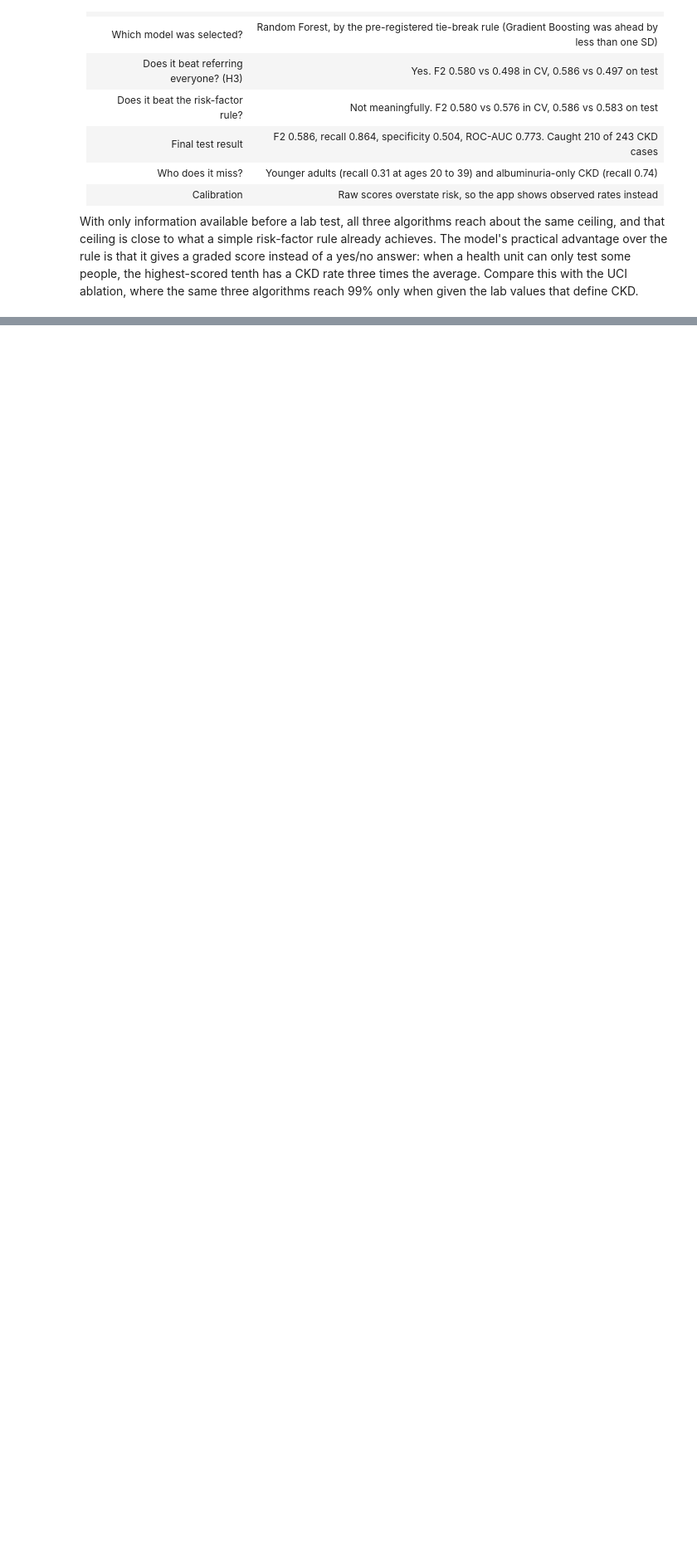
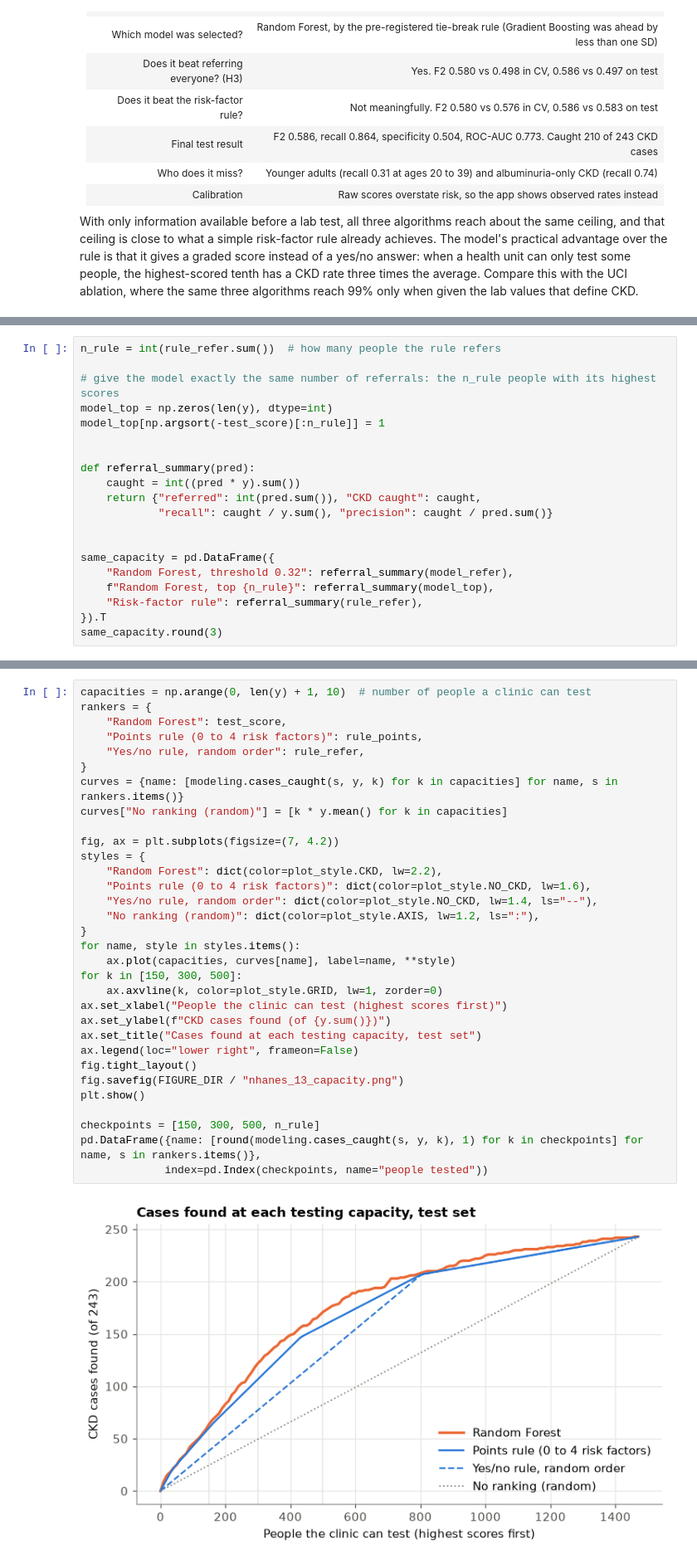
Before and after one commit to 2nieGarcia/intro-ml-final, a Jupyter notebook: notebooks/03_nhanes_modeling.ipynb, the cells around one changed output, grey strips where cells are left out. Shown at 83% size. Saved outputs shown, nothing was run; the diff lists cells and outputs as text; blank space fills up the shorter version.

Commit message:
Add post-hoc capacity analysis and bootstrap intervals after peer review

```diff
--- a/notebooks/03_nhanes_modeling.ipynb
+++ b/notebooks/03_nhanes_modeling.ipynb
@@ -418,0 +455,20 @@ With only information available before a lab test, all three algorithms reach ab
+# %%
+n_rule = int(rule_refer.sum())  # how many people the rule refers
+
+# give the model exactly the same number of referrals: the n_rule people with its highest scores
+model_top = np.zeros(len(y), dtype=int)
+model_top[np.argsort(-test_score)[:n_rule]] = 1
+
+
+def referral_summary(pred):
+    caught = int((pred * y).sum())
+    return {"referred": int(pred.sum()), "CKD caught": caught,
+            "recall": caught / y.sum(), "precision": caught / pred.sum()}
+
+
+same_capacity = pd.DataFrame({
+    "Random Forest, threshold 0.32": referral_summary(model_refer),
+    f"Random Forest, top {n_rule}": referral_summary(model_top),
+    "Risk-factor rule": referral_summary(rule_refer),
+}).T
+same_capacity.round(3)
@@ -418,0 +488,34 @@ With only information available before a lab test, all three algorithms reach ab
+# %%
+capacities = np.arange(0, len(y) + 1, 10)  # number of people a clinic can test
+rankers = {
+    "Random Forest": test_score,
+    "Points rule (0 to 4 risk factors)": rule_points,
+    "Yes/no rule, random order": rule_refer,
+}
+curves = {name: [modeling.cases_caught(s, y, k) for k in capacities] for name, s in rankers.items()}
+curves["No ranking (random)"] = [k * y.mean() for k in capacities]
+
+fig, ax = plt.subplots(figsize=(7, 4.2))
+styles = {
+    "Random Forest": dict(color=plot_style.CKD, lw=2.2),
+    "Points rule (0 to 4 risk factors)": dict(color=plot_style.NO_CKD, lw=1.6),
+    "Yes/no rule, random order": dict(color=plot_style.NO_CKD, lw=1.4, ls="--"),
+    "No ranking (random)": dict(color=plot_style.AXIS, lw=1.2, ls=":"),
+}
+for name, style in styles.items():
+    ax.plot(capacities, curves[name], label=name, **style)
+for k in [150, 300, 500]:
+    ax.axvline(k, color=plot_style.GRID, lw=1, zorder=0)
+ax.set_xlabel("People the clinic can test (highest scores first)")
+ax.set_ylabel(f"CKD cases found (of {y.sum()})")
+ax.set_title("Cases found at each testing capacity, test set")
+ax.legend(loc="lower right", frameon=False)
+fig.tight_layout()
+fig.savefig(FIGURE_DIR / "nhanes_13_capacity.png")
+plt.show()
+
+checkpoints = [150, 300, 500, n_rule]
+pd.DataFrame({name: [round(modeling.cases_caught(s, y, k), 1) for k in checkpoints] for name, s in rankers.items()},
+             index=pd.Index(checkpoints, name="people tested"))
+# %% [output]
+[figure, added]
```
Also changed, not shown: parts of 15 cells of this notebook, 3 other files.
